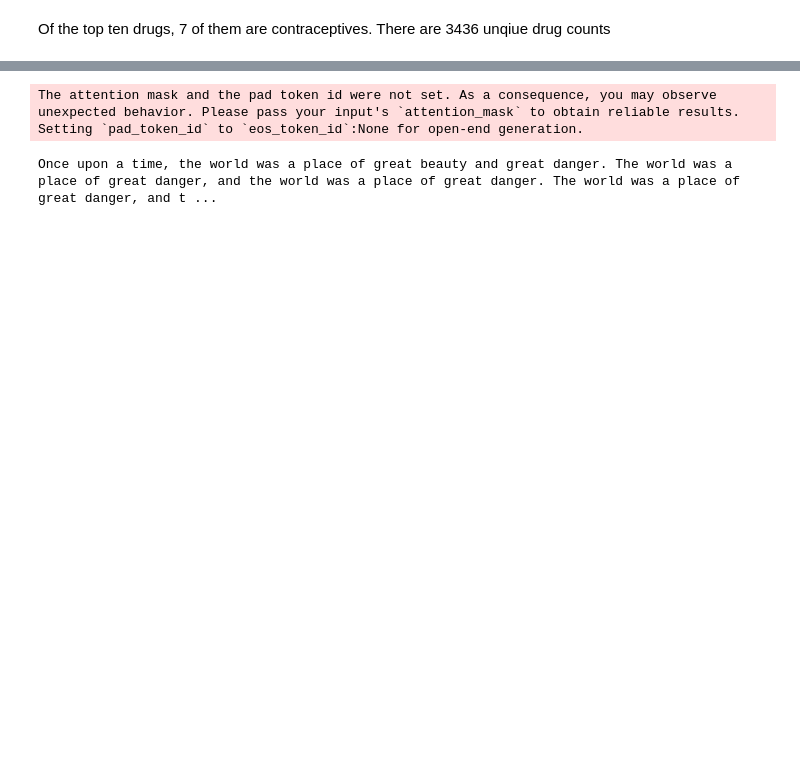
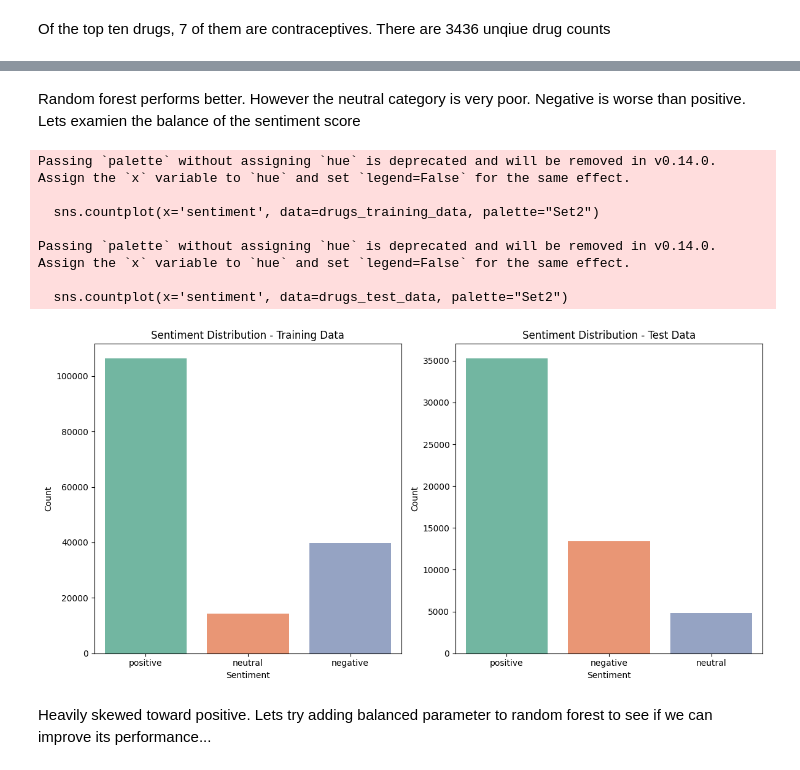
Before and after one commit to boskya/aai501-drug-reviews, a Jupyter notebook: drug-reviews.ipynb, the cells around one changed output, grey strips where cells are left out. Drawn from its saved outputs; the diff is of its cells as text; code cells hidden in the pictures; blank space fills up the shorter version.

```diff
--- a/drug-reviews.ipynb
+++ b/drug-reviews.ipynb
@@ -218,9 +262,9 @@ Sample cleaned reviews (training data):
 # %%
 # Define function to map ratings to sentiment labels
 def label_sentiment(rating):
-    if rating >= 4:
+    if rating >= 7:
         return "positive"
-    elif rating == 3:
+    elif rating > 4 and rating < 7:
         return "neutral"
     else:
         return "negative"
@@ -314,17 +377,36 @@ print("Accuracy:", accuracy_score(y_val, rf_val_preds))
-# %%
-from transformers import GPT2Tokenizer, GPT2LMHeadModel
-
-# Load pre-trained tokenizer and model
-tokenizer = GPT2Tokenizer.from_pretrained("gpt2")
-model = GPT2LMHeadModel.from_pretrained("gpt2")
-
-# Generate text
-text = "Once upon a time,"
-input_ids = tokenizer.encode(text, return_tensors="pt")
-output = model.generate(input_ids, max_length=100)
-generated_text = tokenizer.decode(output[0], skip_special_tokens=True)
-print(generated_text)
-# %% [output]
-The attention mask and the pad token id were not set. As a consequence, you may observe unexpected behavior. Please pass your input's `attention_mask` to obtain reliable results.
-Setting `pad_token_id` to `eos_token_id`:None for open-end generation.
-Once upon a time, the world was a place of great beauty and great danger. The world was a place of great danger, and the world was a place of great danger. The world was a place of great danger, and t ...
+# %% [markdown]
+Random forest performs better. However the neutral category is very poor. Negative is worse than positive. Lets examien the balance of the sentiment score
+# %%
+import matplotlib.pyplot as plt
+import seaborn as sns
+
+# Plot sentiment distribution in training and test datasets
+plt.figure(figsize=(12, 6))
+
+# Training data sentiment distribution
+plt.subplot(1, 2, 1)
+sns.countplot(x='sentiment', data=drugs_training_data, palette="Set2")
+plt.title("Sentiment Distribution - Training Data")
+plt.xlabel('Sentiment')
+plt.ylabel('Count')
+
+# Test data sentiment distribution
+plt.subplot(1, 2, 2)
+sns.countplot(x='sentiment', data=drugs_test_data, palette="Set2")
+plt.title("Sentiment Distribution - Test Data")
+plt.xlabel('Sentiment')
+plt.ylabel('Count')
+
+plt.tight_layout()
+plt.show()
+# %% [output]
+Passing `palette` without assigning `hue` is deprecated and will be removed in v0.14.0. Assign the `x` variable to `hue` and set `legend=False` for the same effect.
+
+  sns.countplot(x='sentiment', data=drugs_training_data, palette="Set2")
+
+Passing `palette` without assigning `hue` is deprecated and will be removed in v0.14.0. Assign the `x` variable to `hue` and set `legend=False` for the same effect.
+
+  sns.countplot(x='sentiment', data=drugs_test_data, palette="Set2")
+[figure, added]
+# %% [markdown]
+Heavily skewed toward positive. Lets try adding balanced parameter to random forest to see if we can improve its performance...
```
Also changed, not shown: parts of 21 cells of this notebook, 1 other file.
